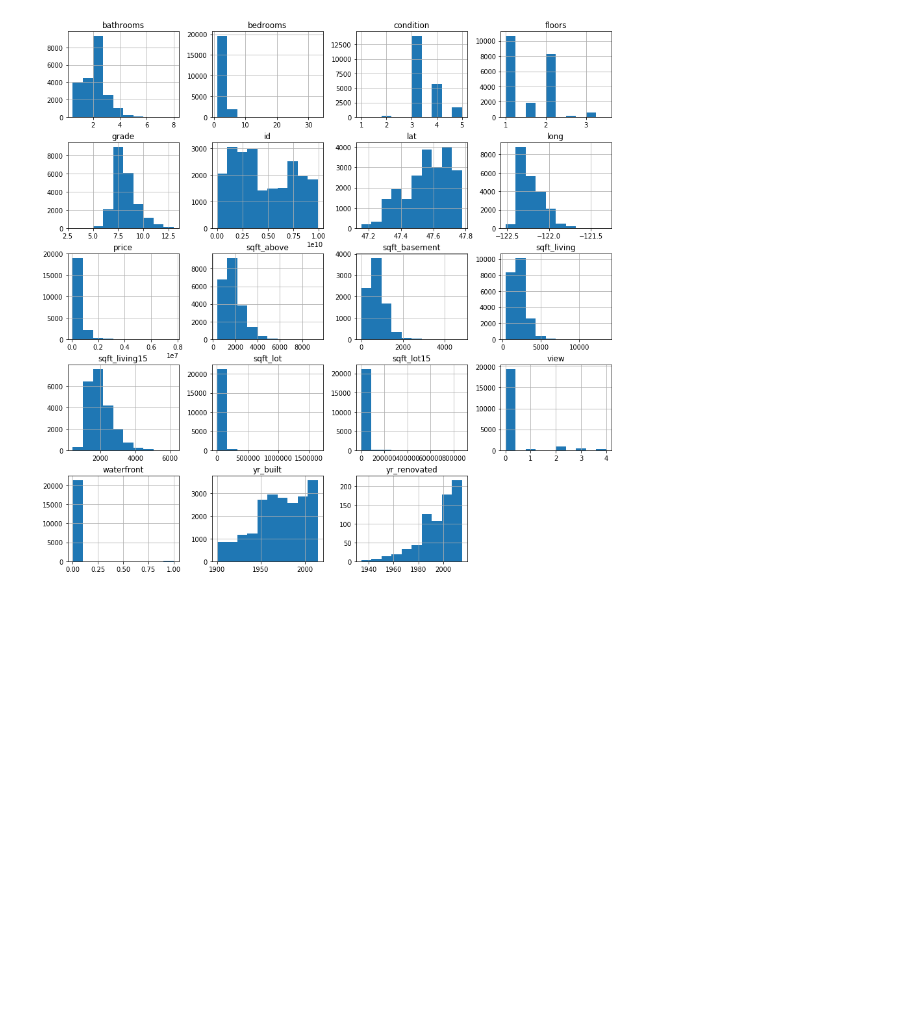
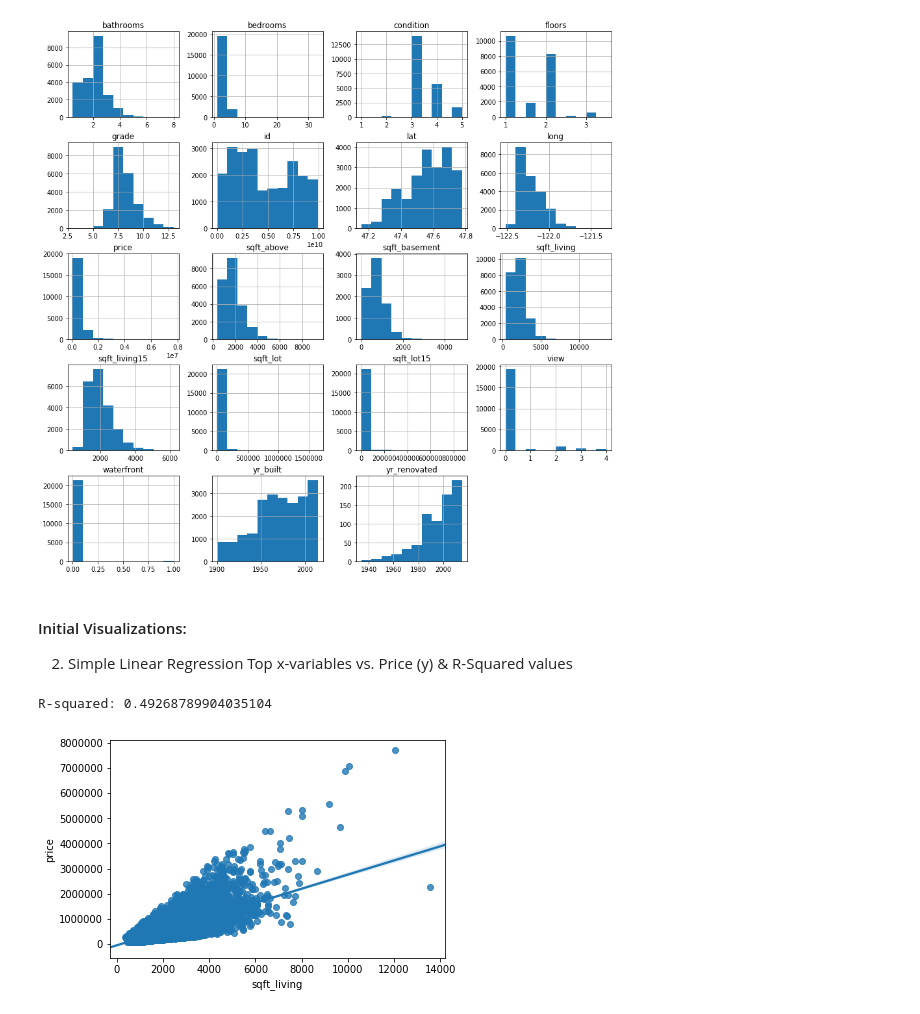
Before and after one commit to A92e/kingcountyWA_home_price_predictor, a Jupyter notebook: final_notebook_mod1.ipynb, the cells around one changed output. Cells and saved outputs as stored; diff of their text form; code cells hidden in the pictures; blank space fills up the shorter version.

```diff
--- a/final_notebook_mod1.ipynb
+++ b/final_notebook_mod1.ipynb
@@ -127,3 +118,17 @@ memory usage: 3.5+ MB
 house_dff.hist(figsize=[15,15]);
 # %% [output]
 [figure]
+# %% [markdown]
+#### Initial Visualizations:
+2) Simple Linear Regression Top x-variables vs. Price (y) & R-Squared values
+# %%
+#POTENTIAL TOP 8 FEATURES (inferred from strength of correlation) PLOTTED
+y = house_dff['price']
+sqft_living_x = house_dff['sqft_living']
+model = ols(formula = "y~sqft_living_x", data=house_dff).fit()
+print(f"R-squared: {model.rsquared}")
+#PLOT
+sns.regplot(x='sqft_living', y='price', data=house_dff); #r=0.7
+# %% [output]
+R-squared: 0.49268789904035104
+[figure, added]
```
Also changed, not shown: parts of 39 cells of this notebook.
